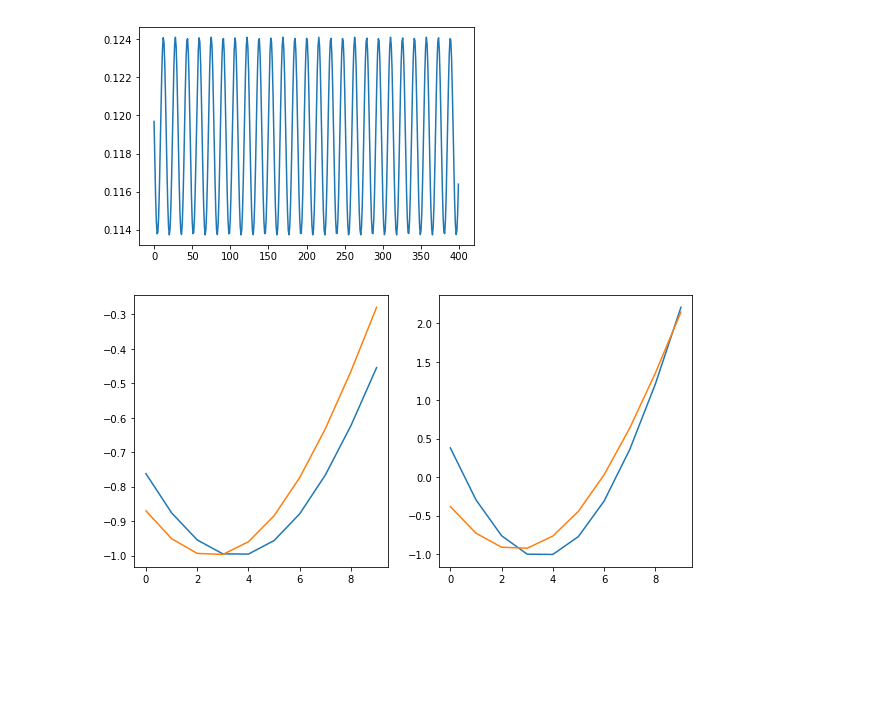
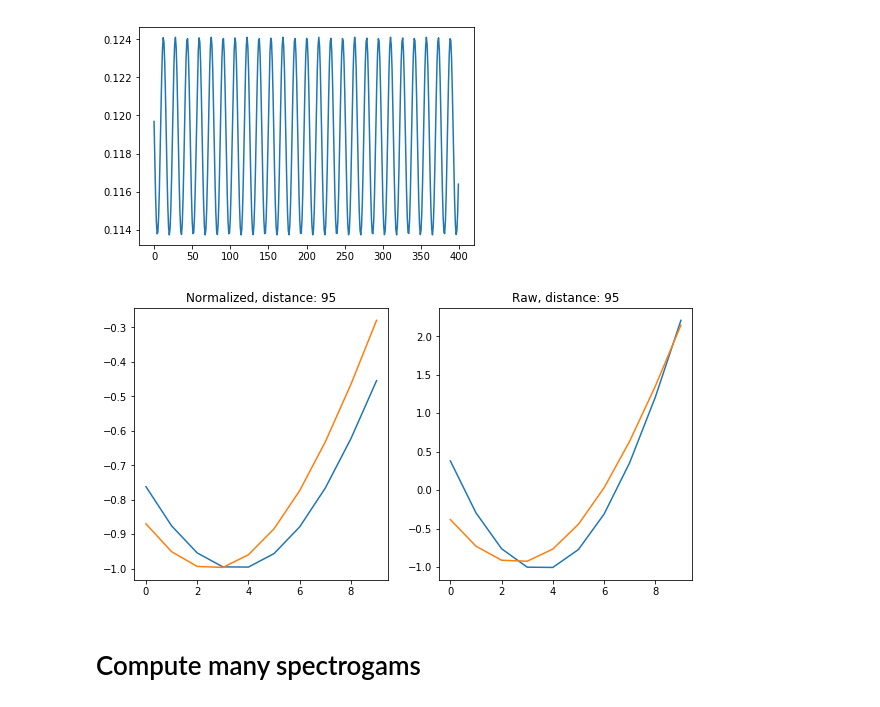
Before and after one commit to alpha358/audio_motif_search, a Jupyter notebook: analyse_two_series.ipynb, the cells around one changed output. Drawn from its saved outputs; the diff is of its cells as text; code cells hidden in the pictures; blank space fills up the shorter version.

```diff
--- a/analyse_two_series.ipynb
+++ b/analyse_two_series.ipynb
@@ -160,6 +171,8 @@ plt.plot(m_profile)
 # %%
 idx_1, idx_2, distanceL2 = top_motifs(m_profile, m_idx, N=40, min_distance=0)
 # %%
-inspect_motifs(y,y,idx_1[0], idx_2[0], 10)
+plot_two_motifs(y,y,idx_1[0], idx_2[0], 10)
 # %% [output]
-[figure, old version]
+[figure, new version]
+# %% [markdown]
+# Compute many spectrogams
```
Also changed, not shown: parts of 11 cells of this notebook.
